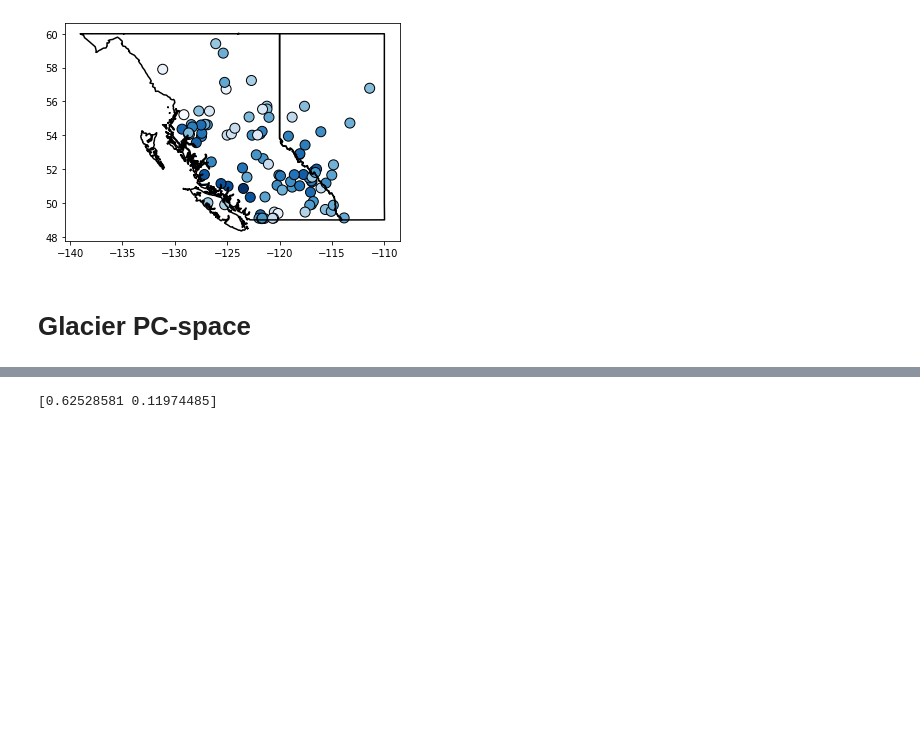
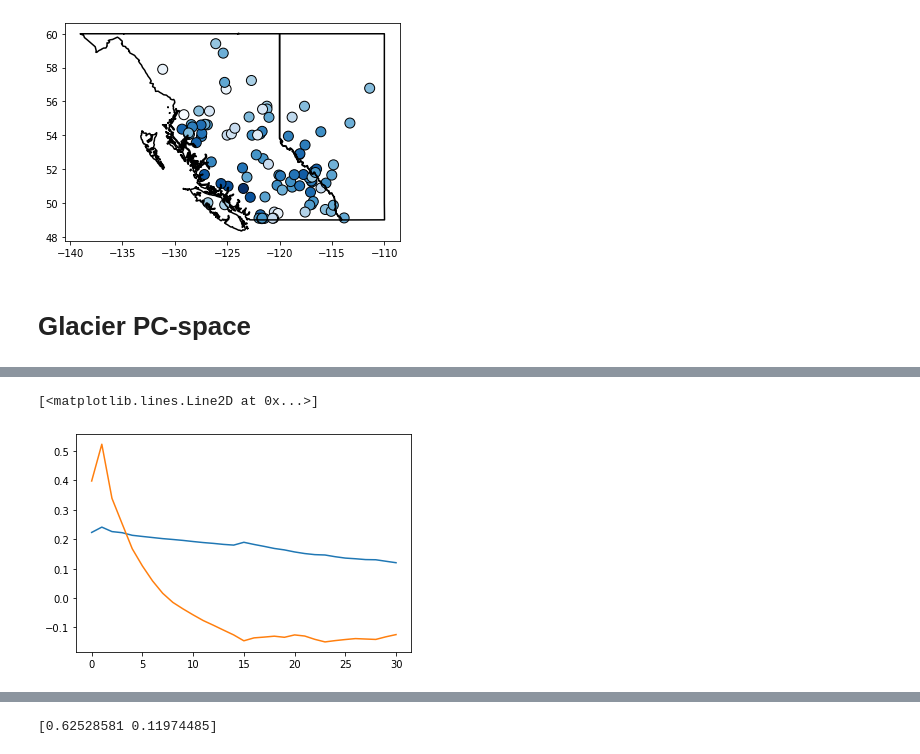
Before and after one commit to andersonsam/cnn_lstm_interpret, a Jupyter notebook: glacier_PC_space.ipynb, the cells around one changed output, grey strips where cells are left out. Saved outputs shown, nothing was run; the diff lists cells and outputs as text; code cells hidden in the pictures; blank space fills up the shorter version.

```diff
--- a/glacier_PC_space.ipynb
+++ b/glacier_PC_space.ipynb
@@ -1394,3 +2055,21 @@ plt.plot(y_test_predict_Pperturbs[days,station,2])
+# %%
+#save
+
+saveIt = 1
+
+if saveIt:
+
+  perturb_strings = ['dry', 'model', 'wet']
+  perturb_strings = [str(PP).replace('.','') for PP in P_perturbs]
+  for perturb in range(Nperturbs_P):
+
+    filename_train = 'y_train_predict_P_north_' + perturb_strings[perturb] + '.csv'
+    filename_val = 'y_val_predict_P_north_' + perturb_strings[perturb] + '.csv'
+    filename_test = 'y_test_predict_P_north_' + perturb_strings[perturb] + '.csv'
+
+    np.savetxt(filename_train, y_train_predict_Pperturbs_north[:,:,perturb], delimiter = ',')
+    np.savetxt(filename_val, y_val_predict_Pperturbs_north[:,:,perturb], delimiter = ',')
+    np.savetxt(filename_test, y_test_predict_Pperturbs_north[:,:,perturb], delimiter = ',')
 # %% [markdown]
 # Calculate % Glaciation
 # %%
@@ -1586,3 +2267,24 @@ f_seasonal_yearly_obs[:,stationInds_north,:] = f_seasonal_yearly_north_obs
 f_seasonal_yearly_P = np.zeros((365,Nstations,36,Nperturbs_P))
 f_seasonal_yearly_P[:,stationInds_south,:,:] = f_seasonal_yearly_south_P
 f_seasonal_yearly_P[:,stationInds_north,:,:] = f_seasonal_yearly_north_P
+# %%
+#prep for PCA
+
+days = np.arange(213,244)
+# days = np.arange(150,180)
+# days = np.arange(180,210)
+# days = np.arange(240,270)
+Ndays = len(days)
+
+PCA_input = np.reshape(f_seasonal_yearly_obs.T, (Nstations*36, 365))
+PCA_input = PCA_input[:,days]
+
+PCA_input_T = np.zeros((Nstations*36,365,Nperturbs_T))
+for kk in range(Nperturbs_T):
+  PCA_input_T[:,:,kk] = np.reshape(f_seasonal_yearly_T[:,:,:,kk].T, (Nstations*36, 365))
+PCA_input_T = PCA_input_T[:,days,:]
+
+PCA_input_P = np.zeros((Nstations*36,365,Nperturbs_P))
+for kk in range(Nperturbs_P):
+  PCA_input_P[:,:,kk] = np.reshape(f_seasonal_yearly_P[:,:,:,kk].T, (Nstations*36, 365))
+PCA_input_P = PCA_input_P[:,days,:]
@@ -1588,0 +2347,6 @@ f_seasonal_yearly_P[:,stationInds_north,:,:] = f_seasonal_yearly_north_P
+# %%
+plt.plot(eigvecs[0])
+plt.plot(eigvecs[1])
+# %% [output]
+[<matplotlib.lines.Line2D at 0x...>]
+[figure, added]
```
Also changed, not shown: parts of 24 cells of this notebook.
